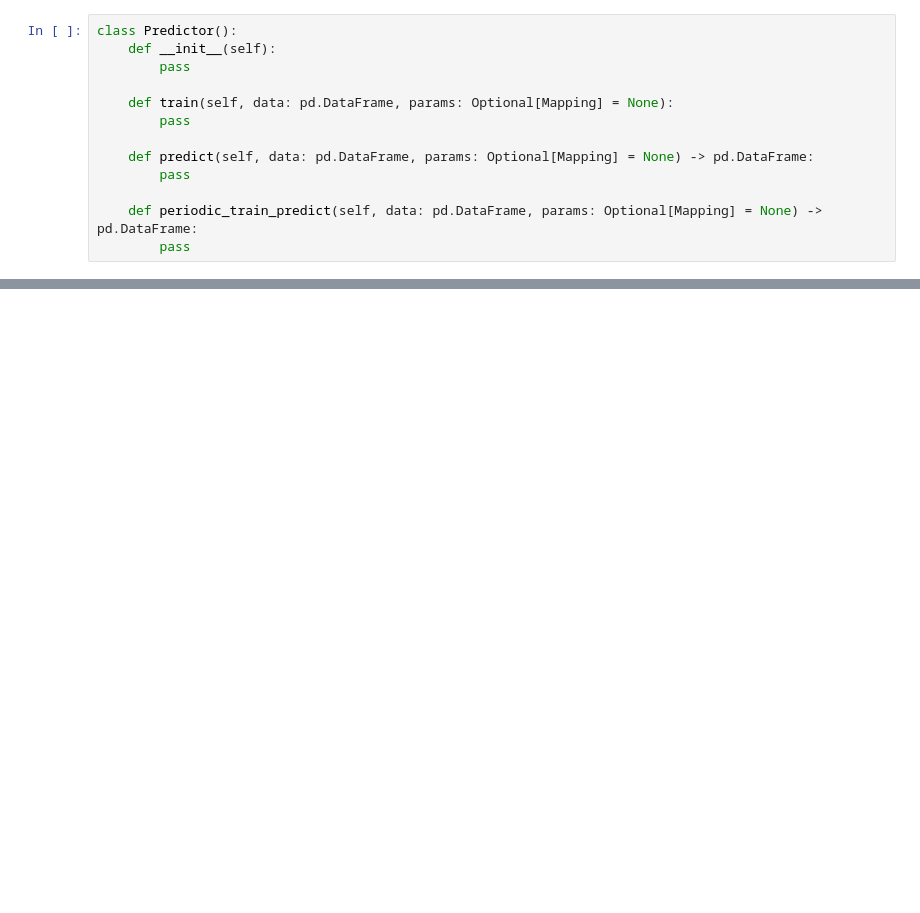
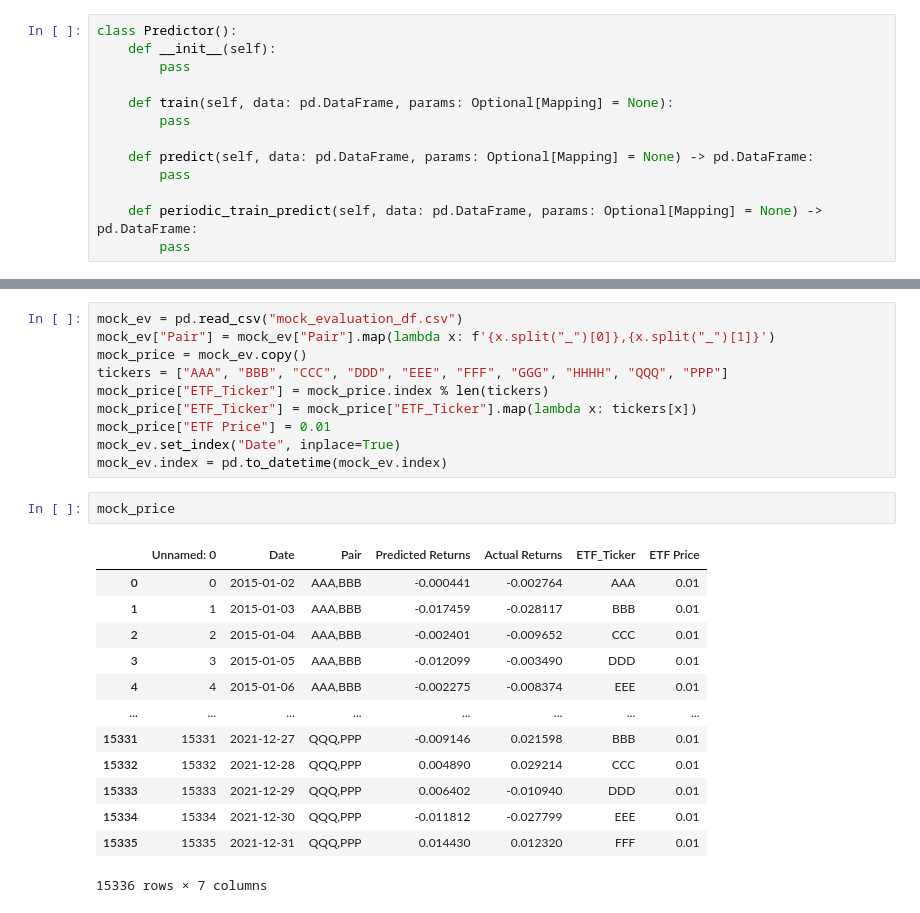
Before and after one commit to DerrickXZY/IAQF_Competition, a Jupyter notebook: pipeline.ipynb, the cells around one changed output, grey strips where cells are left out. Cells and saved outputs as stored; diff of their text form; blank space fills up the shorter version.

```diff
--- a/pipeline.ipynb
+++ b/pipeline.ipynb
@@ -143,0 +240,26 @@ class PairTradingPipeline():
+# %%
+mock_ev = pd.read_csv("mock_evaluation_df.csv")
+mock_ev["Pair"] = mock_ev["Pair"].map(lambda x: f'{x.split("_")[0]},{x.split("_")[1]}')
+mock_price = mock_ev.copy()
+tickers = ["AAA", "BBB", "CCC", "DDD", "EEE", "FFF", "GGG", "HHHH", "QQQ", "PPP"]
+mock_price["ETF_Ticker"] = mock_price.index % len(tickers)
+mock_price["ETF_Ticker"] = mock_price["ETF_Ticker"].map(lambda x: tickers[x])
+mock_price["ETF Price"] = 0.01
+mock_ev.set_index("Date", inplace=True)
+mock_ev.index = pd.to_datetime(mock_ev.index)
+# %%
+mock_price
+# %% [output]
+|  | Unnamed: 0 | Date | Pair | Predicted Returns | Actual Returns | ETF_Ticker | ETF Price |
+| 0 | 0 | 2015-01-02 | AAA,BBB | -0.000441 | -0.002764 | AAA | 0.01 |
+| 1 | 1 | 2015-01-03 | AAA,BBB | -0.017459 | -0.028117 | BBB | 0.01 |
+| 2 | 2 | 2015-01-04 | AAA,BBB | -0.002401 | -0.009652 | CCC | 0.01 |
+| 3 | 3 | 2015-01-05 | AAA,BBB | -0.012099 | -0.003490 | DDD | 0.01 |
+| 4 | 4 | 2015-01-06 | AAA,BBB | -0.002275 | -0.008374 | EEE | 0.01 |
+| ... | ... | ... | ... | ... | ... | ... | ... |
+| 15331 | 15331 | 2021-12-27 | QQQ,PPP | -0.009146 | 0.021598 | BBB | 0.01 |
+| 15332 | 15332 | 2021-12-28 | QQQ,PPP | 0.004890 | 0.029214 | CCC | 0.01 |
+| 15333 | 15333 | 2021-12-29 | QQQ,PPP | 0.006402 | -0.010940 | DDD | 0.01 |
+| 15334 | 15334 | 2021-12-30 | QQQ,PPP | -0.011812 | -0.027799 | EEE | 0.01 |
+| 15335 | 15335 | 2021-12-31 | QQQ,PPP | 0.014430 | 0.012320 | FFF | 0.01 |
+15336 rows × 7 columns
```
Also changed, not shown: parts of 13 cells of this notebook, 4 other files.
